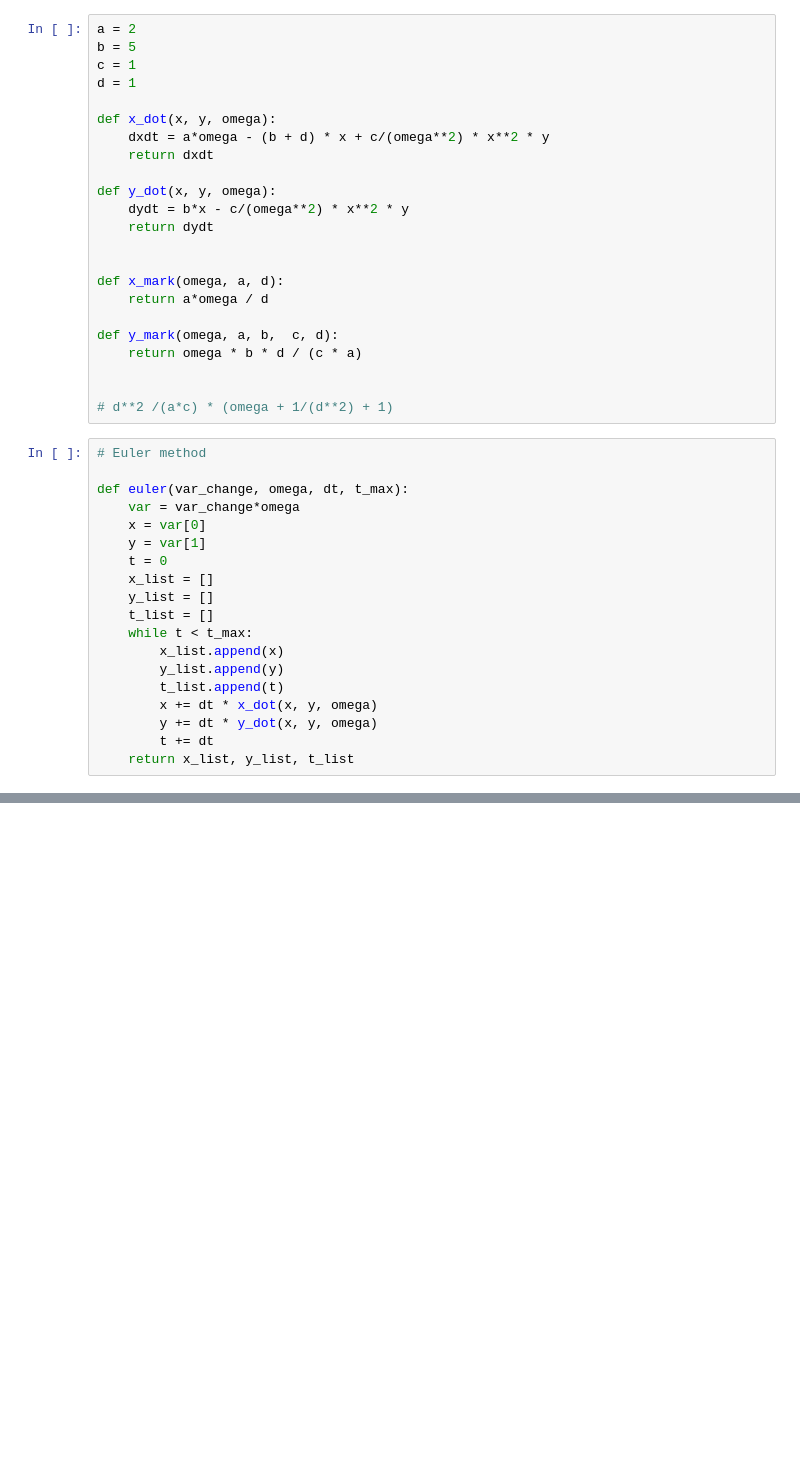
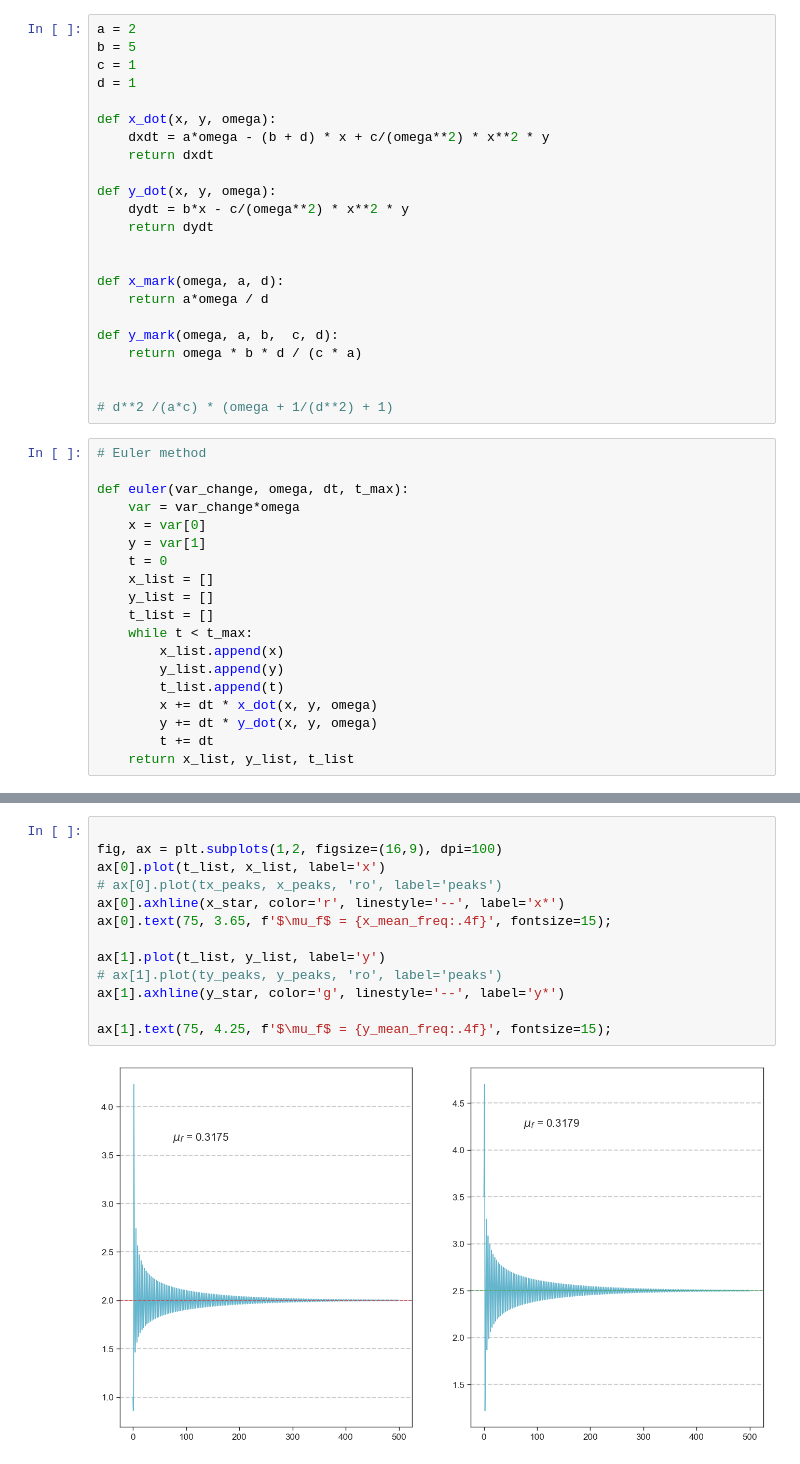
Before and after one commit to nielsdavidsen/PUK_2024, a Jupyter notebook: puk_start.ipynb, the cells around one changed output, grey strips where cells are left out. Drawn from its saved outputs; the diff is of its cells as text; blank space fills up the shorter version.

```diff
--- a/puk_start.ipynb
+++ b/puk_start.ipynb
@@ -89,3 +112,18 @@ ax.plot(x_list, y_list, t_list)
+# %%
+
+fig, ax = plt.subplots(1,2, figsize=(16,9), dpi=100)
+ax[0].plot(t_list, x_list, label='x')
+# ax[0].plot(tx_peaks, x_peaks, 'ro', label='peaks')
+ax[0].axhline(x_star, color='r', linestyle='--', label='x*')
+ax[0].text(75, 3.65, f'$\mu_f$ = {x_mean_freq:.4f}', fontsize=15);
+
+ax[1].plot(t_list, y_list, label='y')
+# ax[1].plot(ty_peaks, y_peaks, 'ro', label='peaks')
+ax[1].axhline(y_star, color='g', linestyle='--', label='y*')
+
+ax[1].text(75, 4.25, f'$\mu_f$ = {y_mean_freq:.4f}', fontsize=15);
+# %% [output]
+[figure, added]
 # %%
 # 2D plot
 fig = plt.figure(figsize=(16,9), dpi=100)
```
Also changed, not shown: parts of 7 cells of this notebook.
